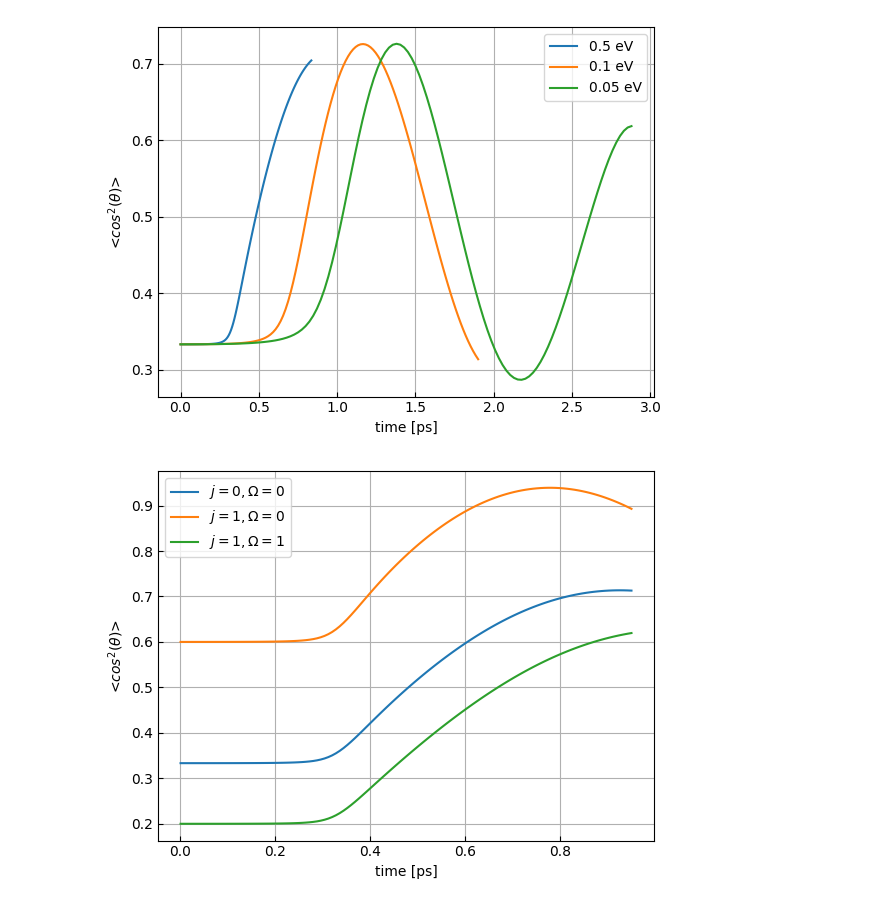
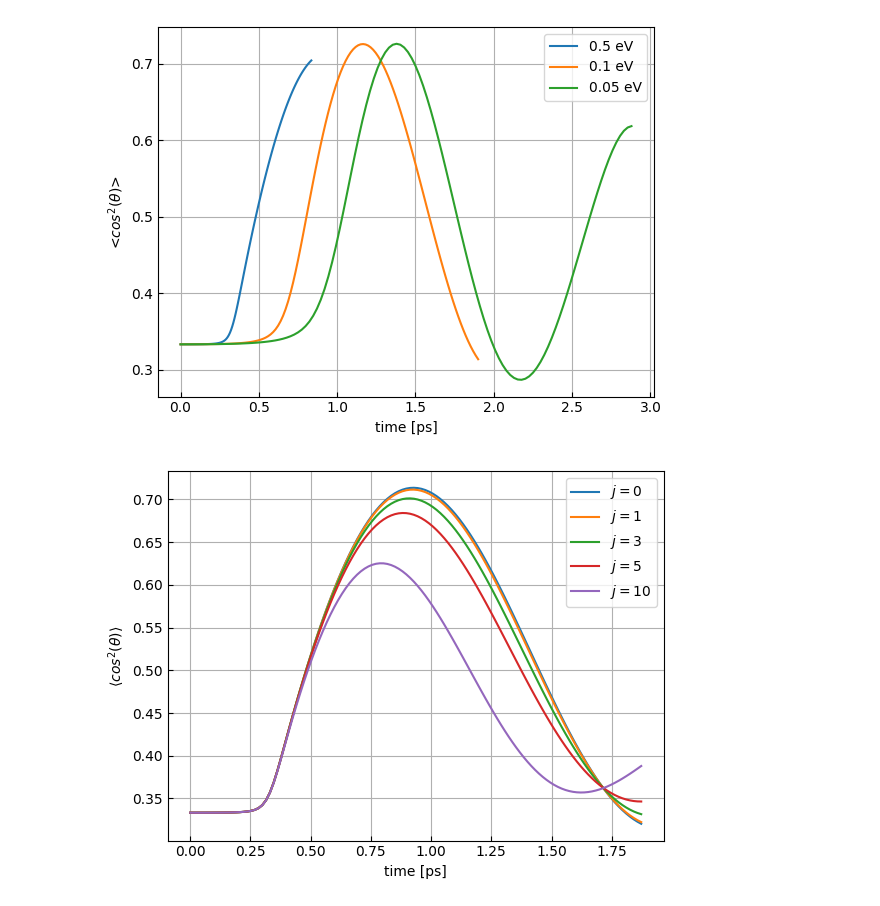
Before and after one commit to Wleter/NeOcs, a Jupyter notebook: analysis/hyq_results.ipynb, the cells around one changed output. Cells and saved outputs as stored; diff of their text form; code cells hidden in the pictures.

```diff
--- a/analysis/hyq_results.ipynb
+++ b/analysis/hyq_results.ipynb
@@ -37,9 +37,9 @@ ax.legend(["0.5 eV", "0.1 eV", "0.05 eV"])
 fig.savefig(f"{save_path}/alignement_hyq.pdf")
 # %% [output]
 [figure]
-# %%
-fig, ax = alignements(["hyq_0_0", "hyq_1_0", "hyq_1_1"])
-ax.legend(["$j = 0, \Omega = 0$", "$j = 1, \Omega = 0$", "$j = 1, \Omega = 1$"])
-fig.savefig(f"{save_path}/alignement_hyq_j.pdf")
-# %% [output]
-[figure, removed]
+# %%
+fig, ax = alignements(f"hyq", [0, 1, 3, 5, 10])
+ax.legend()
+pass
+# %% [output]
+[figure, added]
```
Also changed, not shown: parts of 6 cells of this notebook, 13 other files.
